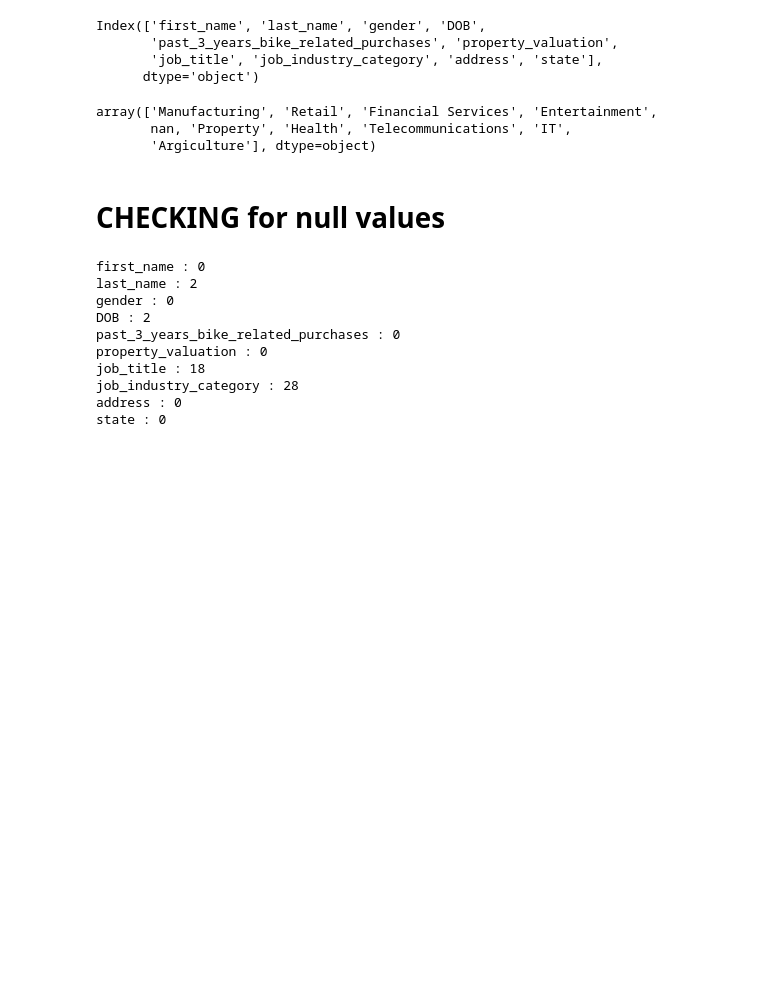
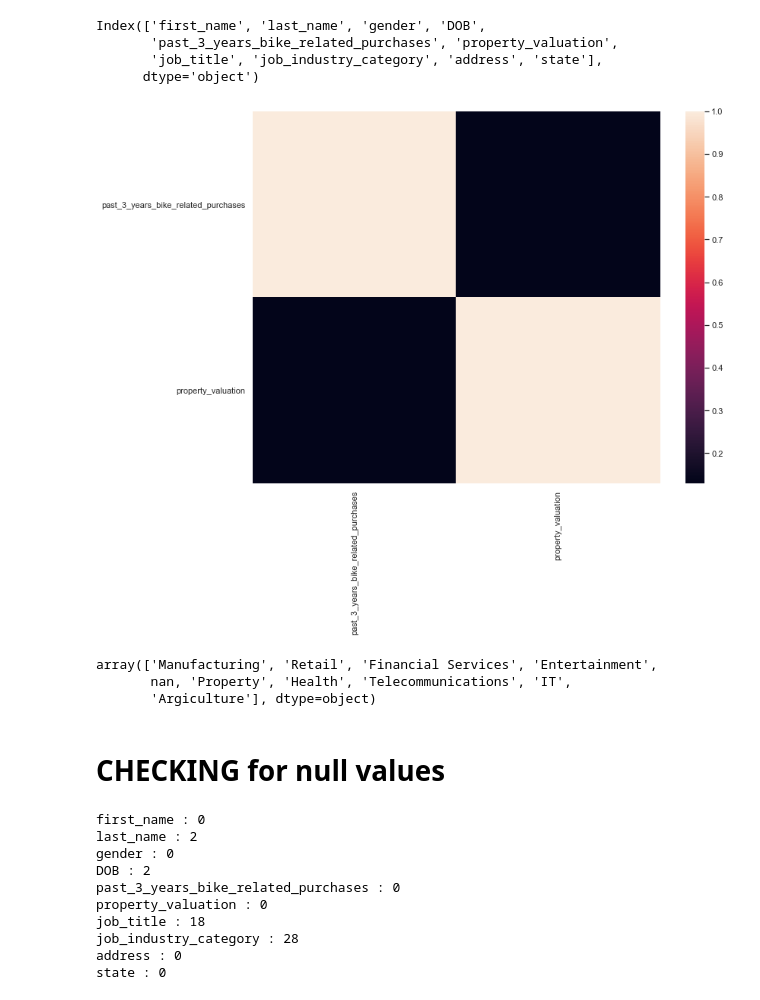
Before and after one commit to sagarlimbu0/My_project, a Jupyter notebook: KPMG_vitural_intern/module-3/module_3_data_insight.ipynb, the cells around one changed output. Saved outputs shown, nothing was run; the diff lists cells and outputs as text; code cells hidden in the pictures; blank space fills up the shorter version.

```diff
--- a/KPMG_vitural_intern/module-3/module_3_data_insight.ipynb
+++ b/KPMG_vitural_intern/module-3/module_3_data_insight.ipynb
@@ -39,6 +39,11 @@ Index(['first_name', 'last_name', 'gender', 'DOB',
        'past_3_years_bike_related_purchases', 'property_valuation',
        'job_title', 'job_industry_category', 'address', 'state'],
       dtype='object')
+# %%
+sns.heatmap(df_top_potential_cust.corr())
+plt.gcf().set_size_inches(12,9)
+# %% [output]
+[figure, added]
 # %%
 df_top_potential_cust.job_industry_category.unique()
 # %% [output]
```
Also changed, not shown: parts of 3 cells of this notebook, 5 other files.
